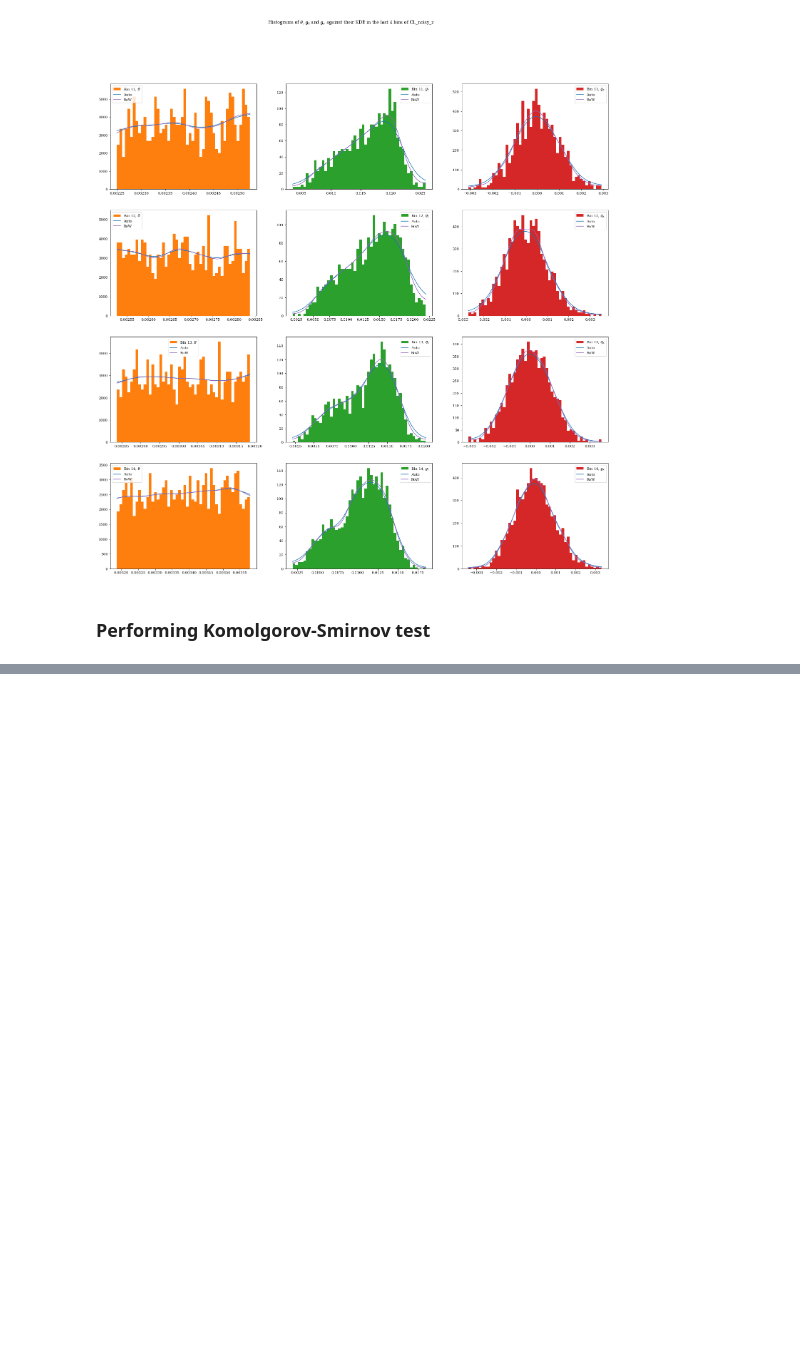
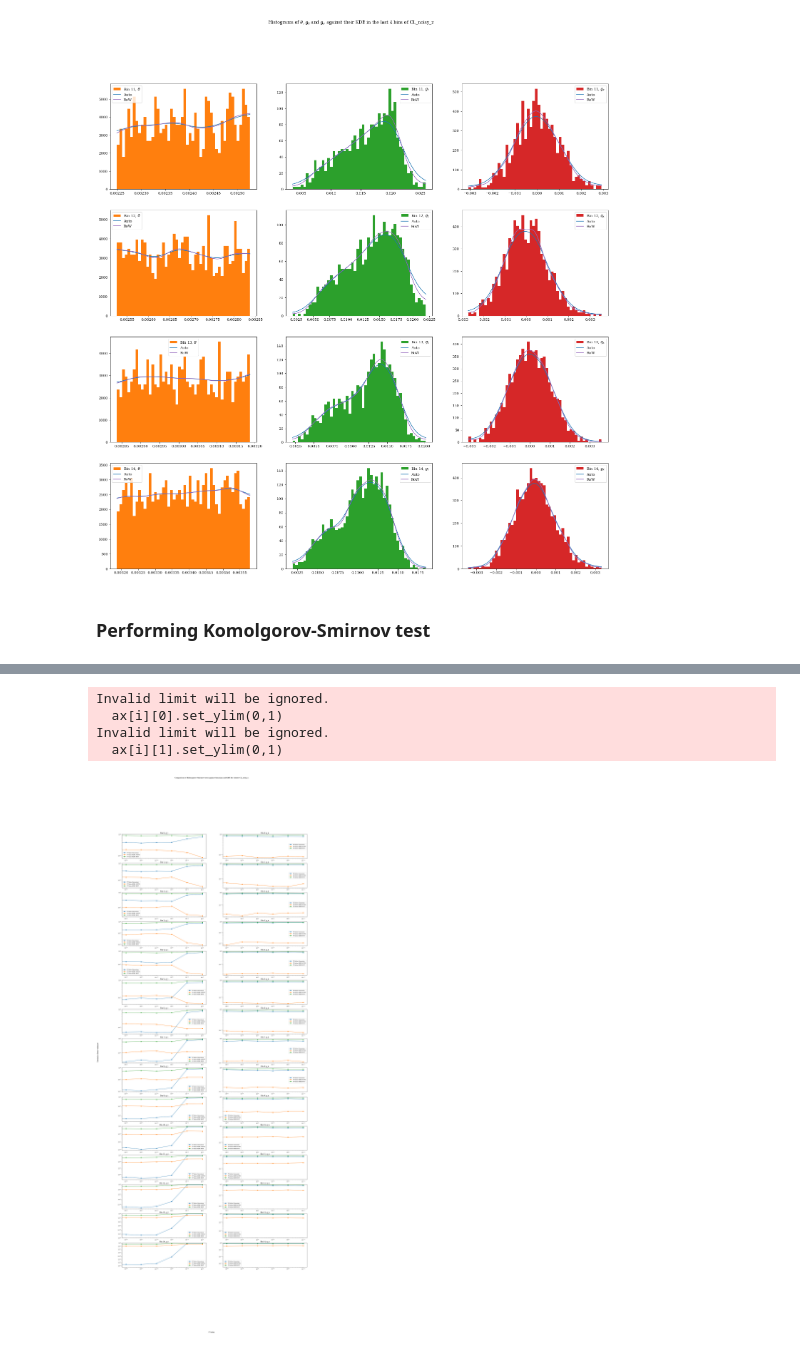
Before and after one commit to caioolivv/masters, a Jupyter notebook: CLMM/CLMM_regressogram.ipynb, the cells around one changed output, grey strips where cells are left out. Cells and saved outputs as stored; diff of their text form; code cells hidden in the pictures; blank space fills up the shorter version.

```diff
--- a/CLMM/CLMM_regressogram.ipynb
+++ b/CLMM/CLMM_regressogram.ipynb
@@ -347,0 +338,52 @@ for cluster in clusters:
+# %%
+dim            = 25
+new_shapenoise = [0] + shapenoise[1:]
+
+fig, ax = plt.subplots(len(bins), 2, figsize=(dim,dim//6*len(bins)), facecolor="white")
+fig.suptitle(f'Comparison of Kolmogorov-Smirnov tests against Gaussian and KDE for cluster {cluster[0]}')
+fig.supxlabel(f'P value')
+fig.supylabel(f'Intrinsic shear variance')
+
+try:
+    for i in range(len(bins)):
+
+        ax[i][0].plot(new_shapenoise, p_value_gaussian_gt[i,:], marker='o', linestyle='-', label='P Value Gaussian')
+        ax[i][0].plot(new_shapenoise, p_value_kde_auto_gt[i,:], marker='o', linestyle='-', label='P Value KDE AUTO')
+        ax[i][0].plot(new_shapenoise, p_value_kde_rot_gt[i,:], marker='o', linestyle='-', label='P Value KDE ROT')
+        ax[i][0].set_title(f'Bin {bins[i]}, g_t')
+        ax[i][0].set_xscale('log')
+        ax[i][0].set_yscale('log')
+        ax[i][0].set_ylim(0,1)
+        ax[i][0].legend()
+
+        ax[i][1].plot(new_shapenoise, p_value_gaussian_gx[i,:], marker='o', linestyle='-', label='P Value Gaussian')
+        ax[i][1].plot(new_shapenoise, p_value_kde_auto_gx[i,:], marker='o', linestyle='-', label='P Value KDE AUTO')
+        ax[i][1].plot(new_shapenoise, p_value_kde_rot_gx[i,:], marker='o', linestyle='-', label='P Value KDE ROT')
+        ax[i][1].set_title(f'Bin {bins[i]}, g_x')
+        ax[i][1].set_xscale('log')
+        ax[i][1].set_yscale('log')
+        ax[i][1].set_ylim(0,1)
+        ax[i][1].legend()
+except:
+
+    ax[0].plot(new_shapenoise, p_value_gaussian_gt[i,:], marker='o', linestyle='-', label='P Value Gaussian')
+    ax[0].plot(new_shapenoise, p_value_kde_auto_gt[i,:], marker='o', linestyle='-', label='P Value KDE AUTO')
+    ax[0].plot(new_shapenoise, p_value_kde_rot_gt[i,:], marker='o', linestyle='-', label='P Value KDE ROT')
+    ax[0].set_title(f'Bin {bins[0]}, g_t')
+    ax[0].set_xscale('log')
+    ax[0].set_ylim(0,1)
+    ax[0].legend()
+
+    ax[1].plot(new_shapenoise, p_value_gaussian_gx[i,:], marker='o', linestyle='-', label='P Value Gaussian')
+    ax[1].plot(new_shapenoise, p_value_kde_auto_gx[i,:], marker='o', linestyle='-', label='P Value KDE AUTO')
+    ax[1].plot(new_shapenoise, p_value_kde_rot_gx[i,:], marker='o', linestyle='-', label='P Value KDE ROT')
+    ax[1].set_title(f'Bin {bins[0]}, g_x')
+    ax[1].set_xscale('log')
+    ax[1].set_ylim(0,1)
+    ax[1].legend()
+# %% [output]
+Invalid limit will be ignored.
+  ax[i][0].set_ylim(0,1)
+Invalid limit will be ignored.
+  ax[i][1].set_ylim(0,1)
+[figure, added]
```
Also changed, not shown: parts of 2 cells of this notebook.
